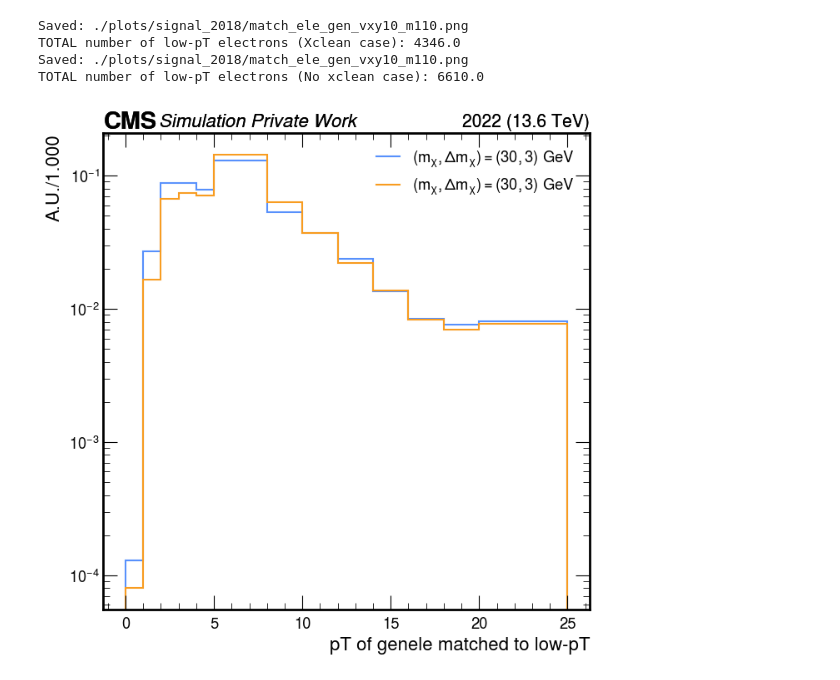
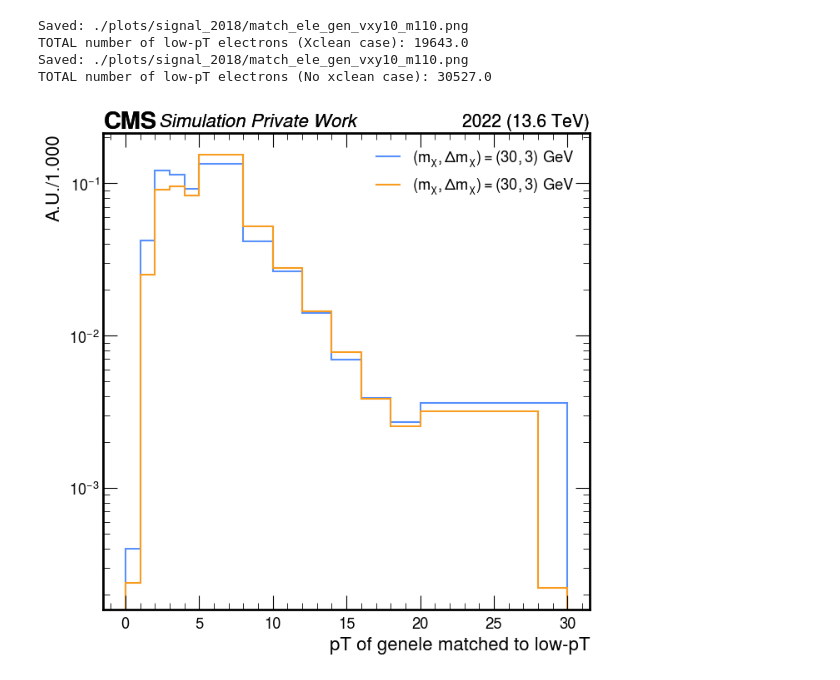
Before and after one commit to cms-idm/IDM, a Jupyter notebook: python_analysis/exampleNotebooks/EREvsLptAllInOne_m1_30.ipynb, the cells around one changed output. Saved outputs shown, nothing was run; the diff lists cells and outputs as text; code cells hidden in the pictures.

```diff
--- a/python_analysis/exampleNotebooks/EREvsLptAllInOne_m1_30.ipynb
+++ b/python_analysis/exampleNotebooks/EREvsLptAllInOne_m1_30.ipynb
@@ -86,7 +89,7 @@ TOTAL number of gen electrons: 11680.0
 # %%
 fig, ax = plt.subplots(figsize=(7,7))
 
-plot_dict = {'variable': 'pT_genElePos_Lpt', 'cut': 'cut3', 'year': 2022}
+plot_dict = {'variable': 'pT_genElePos_Lpt', 'cut': 'cut1', 'year': 2022}
 
 style_dict = {
     'fig': fig,
@@ -124,7 +127,7 @@ print ("TOTAL number of low-pT electrons (Xclean case):", total_xcleaned)
 
 
 
-plot_dict = {'variable': 'pT_genElePos_Lpt_Noxclean', 'cut': 'cut3', 'year': 2022}
+plot_dict = {'variable': 'pT_genElePos_Lpt_Noxclean', 'cut': 'cut1', 'year': 2022}
 
 style_dict = {
     'fig': fig,
@@ -132,36 +135,36 @@ style_dict = {
     'rebin': None,
     'xlim': None,     # if None, the default will show up; otherwise give as a list, i.e. [0, 10]
     'doLogy': True,
     'doLogx': False,
     'doDensity': True,
     'doYerr': False,
     #'xlabel': "pT of gen electrons(matched to 'R')",
     'xlabel': "pT of genele matched to low-pT",              # if None, the default will show up; otherwise give as a string, i.e. 'Electron dxy'
     'ylabel': None,   # if None, the default will show up; otherwise give as a string, i.e. 'Efficiency'
     'label': None  ,    # if None, the default will show up; otherwise give as a string, i.e. 'Highest ctau signal samples'
     'flow': None,     # overflow
     'doSave': True,
     'outDir': './plots/signal_2018',
     'outName': f'match_ele_gen_vxy10_m110.png'
 }
 m1=30
 delta = 0.1
 ctau = 10
 
 counts_noxclean, edges_noxclean = ptools.plot_signal_1D(sig_histo, m1, delta, ctau, plot_dict, style_dict)
 
 
 
 bins_x_noxclean = (edges_noxclean[:-1] + edges_noxclean[ 1:])*(0.5)
 
 total_noxclean = np.sum(counts_noxclean)
 print ("TOTAL number of low-pT electrons (No xclean case):", total_noxclean)
 # %% [output]
 Saved: ./plots/signal_2018/match_ele_gen_vxy10_m110.png
-TOTAL number of low-pT electrons (Xclean case): 4346.0
+TOTAL number of low-pT electrons (Xclean case): 19643.0
 Saved: ./plots/signal_2018/match_ele_gen_vxy10_m110.png
-TOTAL number of low-pT electrons (No xclean case): 6610.0
+TOTAL number of low-pT electrons (No xclean case): 30527.0
-[figure, old version]
+[figure, new version]
 # %%
 fig, ax = plt.subplots(figsize=(7,7))
 
```
Also changed, not shown: parts of 6 cells of this notebook, 5 other files.
